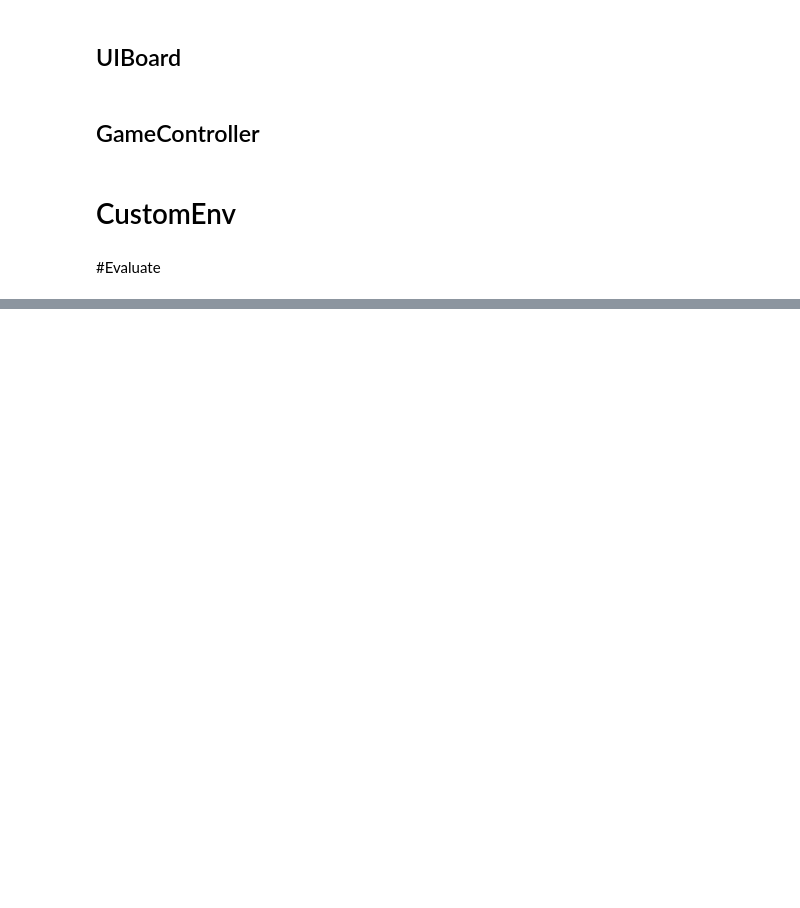
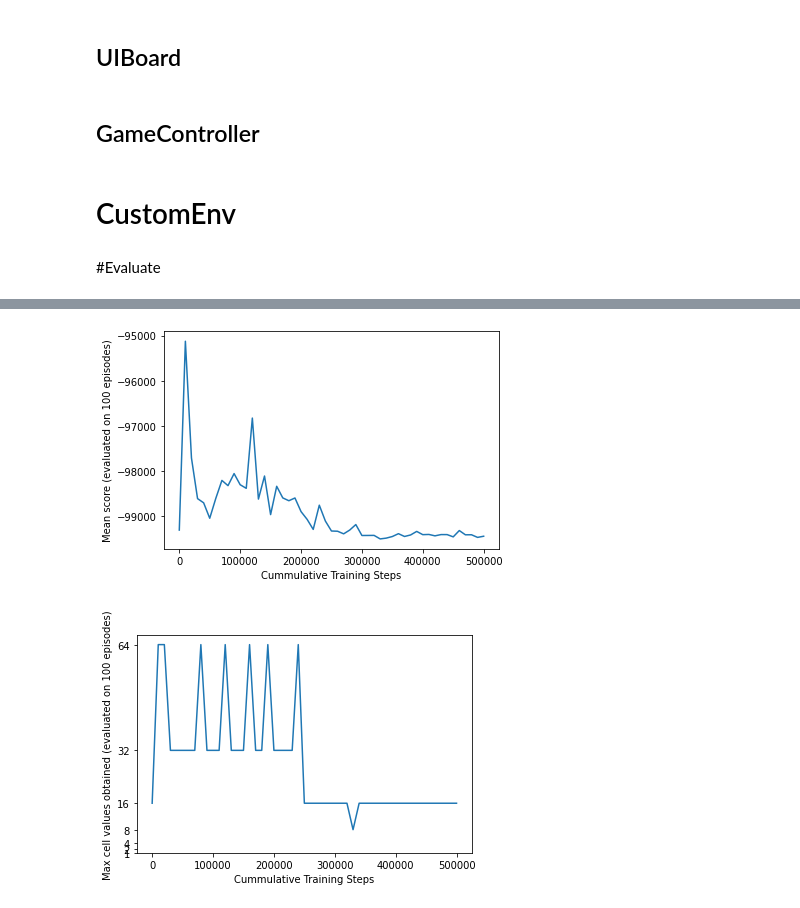
Before and after one commit to lluisg/GamesRL, a Jupyter notebook: 2048/2048RL.ipynb, the cells around one changed output, grey strips where cells are left out. Saved outputs shown, nothing was run; the diff lists cells and outputs as text; code cells hidden in the pictures; blank space fills up the shorter version.

```diff
--- a/2048/2048RL.ipynb
+++ b/2048/2048RL.ipynb
@@ -1247,0 +1195,16 @@ Goal reached! reward= 0
+# %%
+videodir = os.path.abspath(os.getcwd())+'/videos/'
+videoname = 'video2048_ppo.avi'
+os.makedirs(videodir, exist_ok=True)
+
+
+height, width, layers = video_frames[0].shape
+size = (width,height)
+out = cv2.VideoWriter(videodir+videoname,cv2.VideoWriter_fourcc(*'DIVX'), 15, size)
+
+for i in range(len(video_frames)):
+  for j in range(7):
+    out.write(video_frames[i])
+out.release()
+
+files.download(videodir+videoname)
@@ -1247,0 +1216,3 @@ Goal reached! reward= 0
+# %%
+save_dir_dqn = "/content/models_saved/"
+save_name_dqn = 'best_model2048_dqn'
@@ -1247,0 +1266,13 @@ Goal reached! reward= 0
+# %%
+for i in range(1, train_epochs+1):
+  print('Training epoch {} -----'.format(i))
+  dqn_model.learn(total_timesteps=train_steps)
+  print('Evaluation epoch {} -----'.format(i))
+  mean, best, _ = evaluation(dqn_model, env, num_episodes=eval_epochs)
+  mean_score_evaluations.append(mean)
+  max_values_evaluations.append(best)
+  print('Mean score = {:.2f}, Max value = {}\n'.format(mean, best))
+  if mean > best_mean_results:
+    save_model(dqn_model, save_dir_dqn, save_name_dqn)
+    best_mean_results = mean
+  print()
@@ -1247,0 +1341,15 @@ Goal reached! reward= 0
+# %%
+x_ind = [x*train_steps for x in range(train_epochs+1)]
+plt.plot(x_ind, mean_score_evaluations)
+plt.ylabel('Mean score (evaluated on {} episodes)'.format(eval_epochs))
+plt.xlabel('Cummulative Training Steps')
+plt.show()
+
+plt.plot(x_ind, max_values_evaluations)
+plt.yticks([pow(2, x) for x in range(7)])
+plt.ylabel('Max cell values obtained (evaluated on {} episodes)'.format(eval_epochs))
+plt.xlabel('Cummulative Training Steps')
+plt.show()
+# %% [output]
+[figure, added]
+[figure, added]
```
Also changed, not shown: parts of 47 cells of this notebook, 24 other files.
